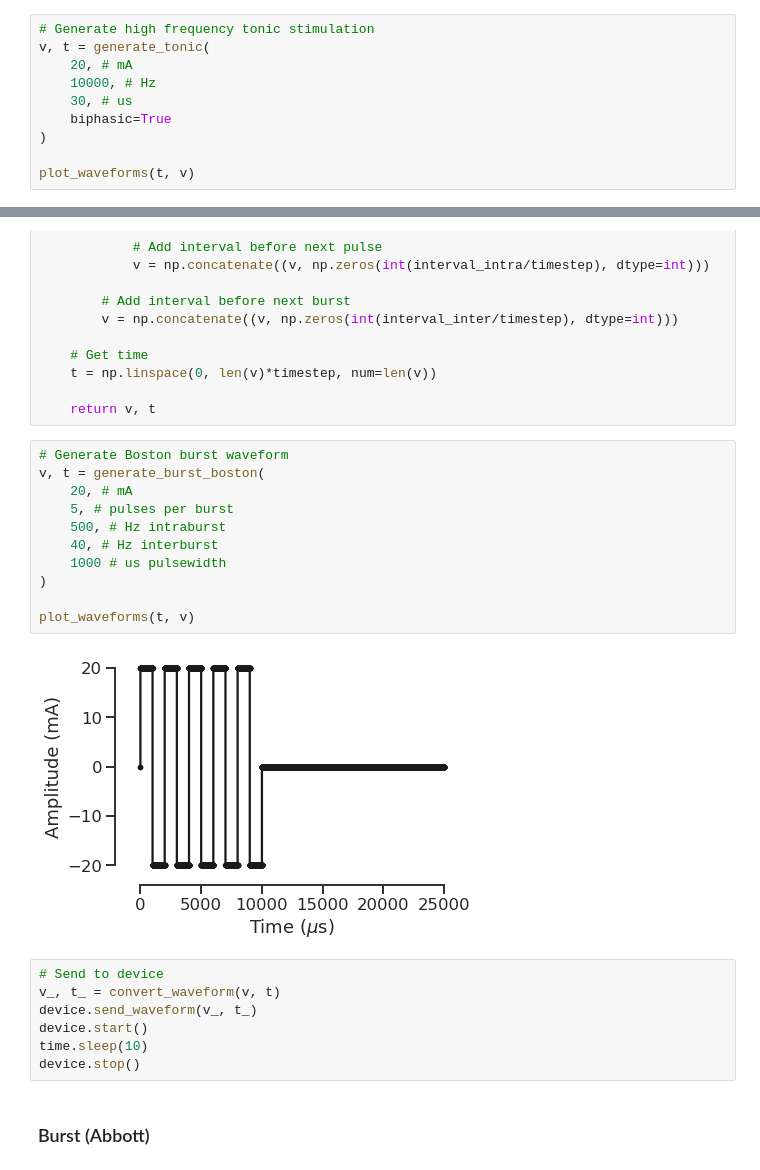
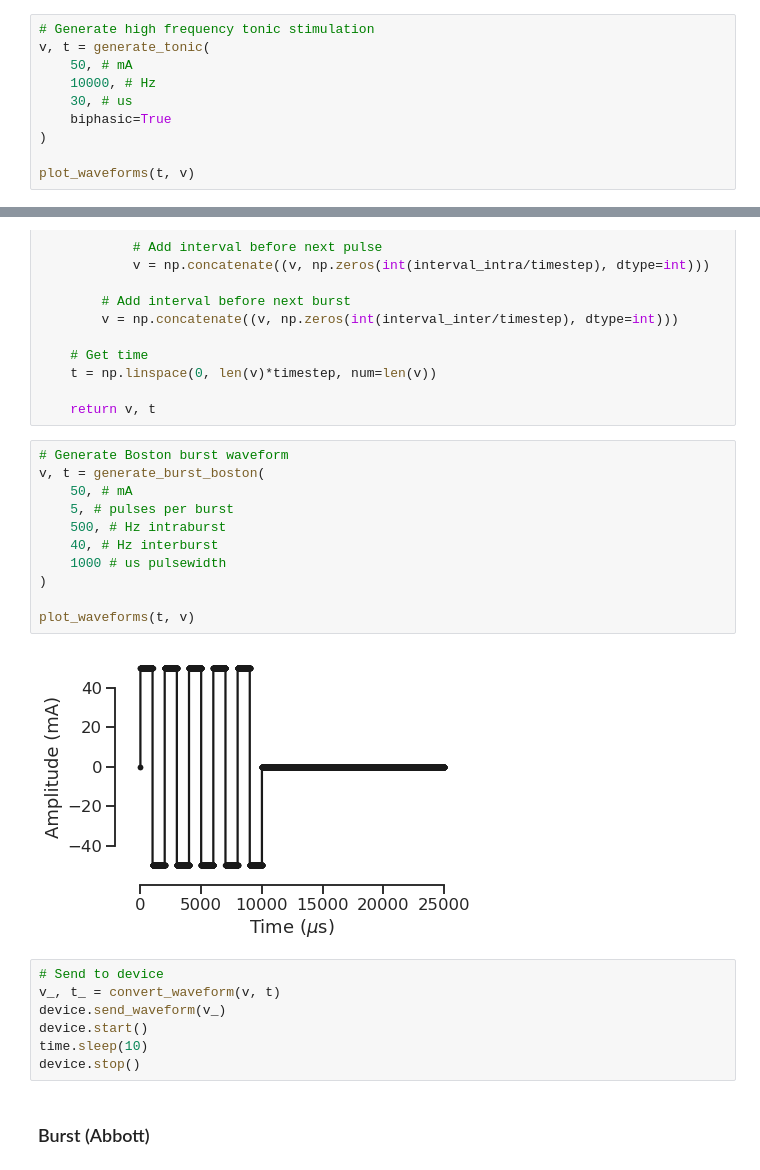
Before and after one commit to conorkeogh/wavewriter, a Jupyter notebook: nbs/04_examples.ipynb, the cells around one changed output, grey strips where cells are left out. Saved outputs shown, nothing was run; the diff lists cells and outputs as text.

```diff
--- a/nbs/04_examples.ipynb
+++ b/nbs/04_examples.ipynb
@@ -162,7 +160,7 @@ KeyboardInterrupt:
 # %%
 # Generate high frequency tonic stimulation
 v, t = generate_tonic(
-    20, # mA
+    50, # mA
     10000, # Hz
     30, # us
     biphasic=True
@@ -241,20 +239,20 @@ def generate_burst_boston(
 # %%
 # Generate Boston burst waveform
 v, t = generate_burst_boston(
-    20, # mA
+    50, # mA
     5, # pulses per burst
     500, # Hz intraburst
     40, # Hz interburst
     1000 # us pulsewidth
 )
 
 plot_waveforms(t, v)
 # %% [output]
-[figure, old version]
+[figure, new version]
 # %%
 # Send to device
 v_, t_ = convert_waveform(v, t)
-device.send_waveform(v_, t_)
+device.send_waveform(v_)
 device.start()
 time.sleep(10)
 device.stop()
```
Also changed, not shown: parts of 8 cells of this notebook, 2 other files.
